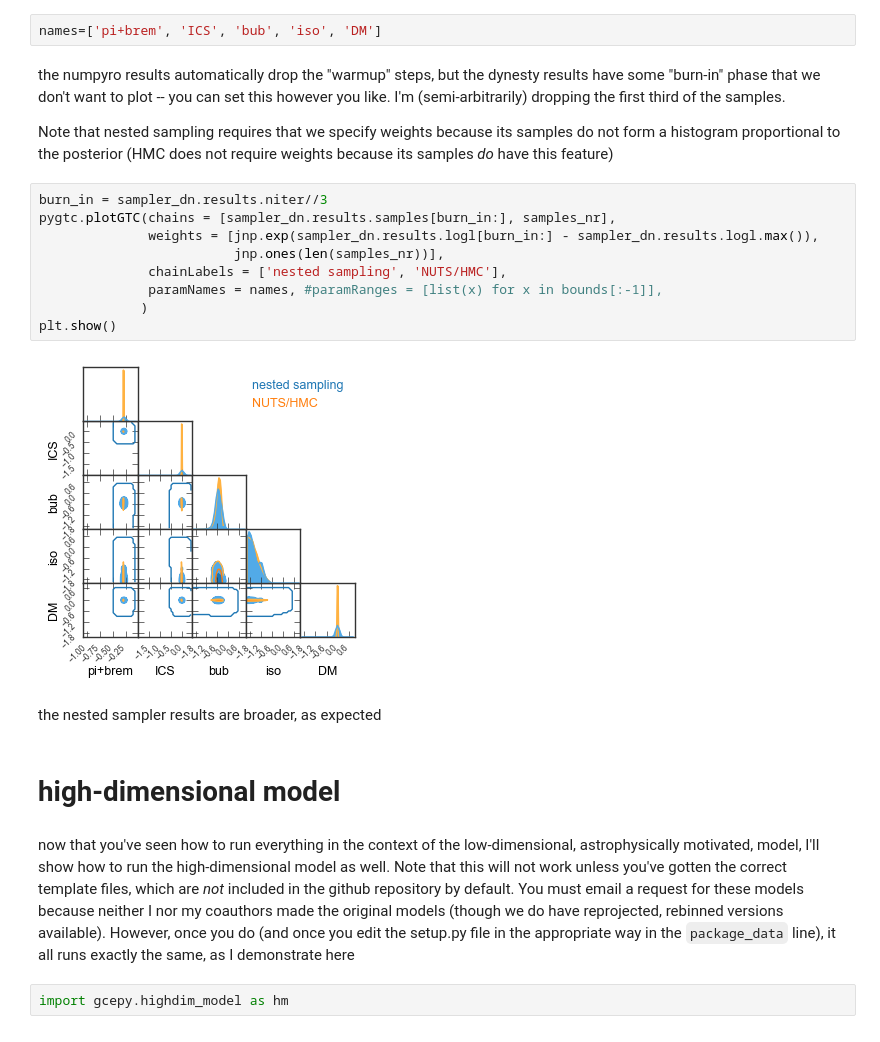
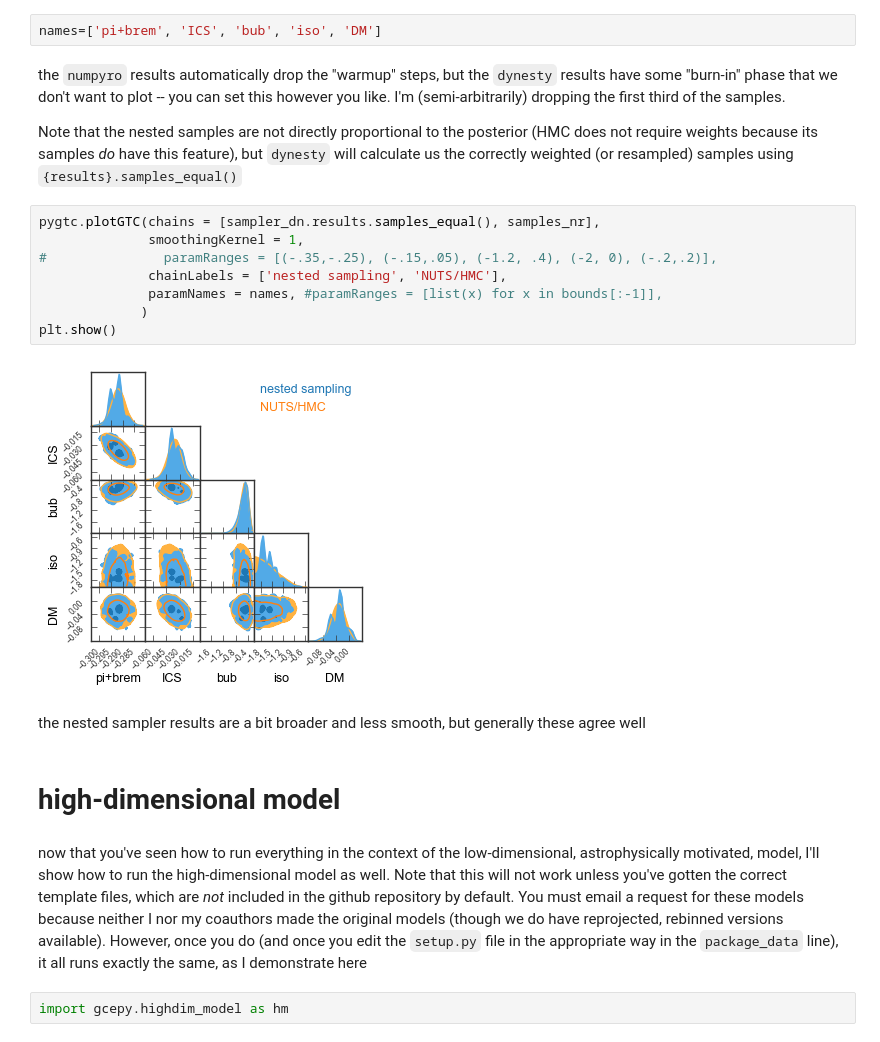
Before and after one commit to samueldmcdermott/gcepy, a Jupyter notebook: gce_samplers.ipynb, the cells around one changed output. Cells and saved outputs as stored; diff of their text form.

```diff
--- a/gce_samplers.ipynb
+++ b/gce_samplers.ipynb
@@ -129,26 +129,25 @@ import pygtc
 # %%
 names=['pi+brem', 'ICS', 'bub', 'iso', 'DM']
 # %% [markdown]
-the numpyro results automatically drop the "warmup" steps, but the dynesty results have some "burn-in" phase that we don't want to plot -- you can set this however you like. I'm (semi-arbitrarily) dropping the first third of the samples.
+the `numpyro` results automatically drop the "warmup" steps, but the `dynesty` results have some "burn-in" phase that we don't want to plot -- you can set this however you like. I'm (semi-arbitrarily) dropping the first third of the samples.
 
-Note that nested sampling requires that we specify weights because its samples do not form a histogram proportional to the posterior (HMC does not require weights because its samples *do* have this feature)
+Note that the nested samples are not directly proportional to the posterior (HMC does not require weights because its samples *do* have this feature), but `dynesty` will calculate us the correctly weighted (or resampled) samples using `{results}.samples_equal()`
 # %%
-burn_in = sampler_dn.results.niter//3
-pygtc.plotGTC(chains = [sampler_dn.results.samples[burn_in:], samples_nr],
-              weights = [jnp.exp(sampler_dn.results.logl[burn_in:] - sampler_dn.results.logl.max()),
-                         jnp.ones(len(samples_nr))],
+pygtc.plotGTC(chains = [sampler_dn.results.samples_equal(), samples_nr],
+              smoothingKernel = 1,
+#               paramRanges = [(-.35,-.25), (-.15,.05), (-1.2, .4), (-2, 0), (-.2,.2)],
               chainLabels = ['nested sampling', 'NUTS/HMC'],
               paramNames = names, #paramRanges = [list(x) for x in bounds[:-1]],
              )
 plt.show()
 # %% [output]
-[figure, old version]
+[figure, new version]
 # %% [markdown]
-the nested sampler results are broader, as expected
+the nested sampler results are a bit broader and less smooth, but generally these agree well
 # %% [markdown]
 # high-dimensional model
 # %% [markdown]
-now that you've seen how to run everything in the context of the low-dimensional, astrophysically motivated, model, I'll show how to run the high-dimensional model as well. Note that this will not work unless you've gotten the correct template files, which are *not* included in the github repository by default. You must email a request for these models because neither I nor my coauthors made the original models (though we do have reprojected, rebinned versions available). However, once you do (and once you edit the setup.py file in the appropriate way in the `package_data` line), it all runs exactly the same, as I demonstrate here
+now that you've seen how to run everything in the context of the low-dimensional, astrophysically motivated, model, I'll show how to run the high-dimensional model as well. Note that this will not work unless you've gotten the correct template files, which are *not* included in the github repository by default. You must email a request for these models because neither I nor my coauthors made the original models (though we do have reprojected, rebinned versions available). However, once you do (and once you edit the `setup.py` file in the appropriate way in the `package_data` line), it all runs exactly the same, as I demonstrate here
 # %%
 import gcepy.highdim_model as hm
 # %% [markdown]
```
Also changed, not shown: parts of 23 cells of this notebook.
